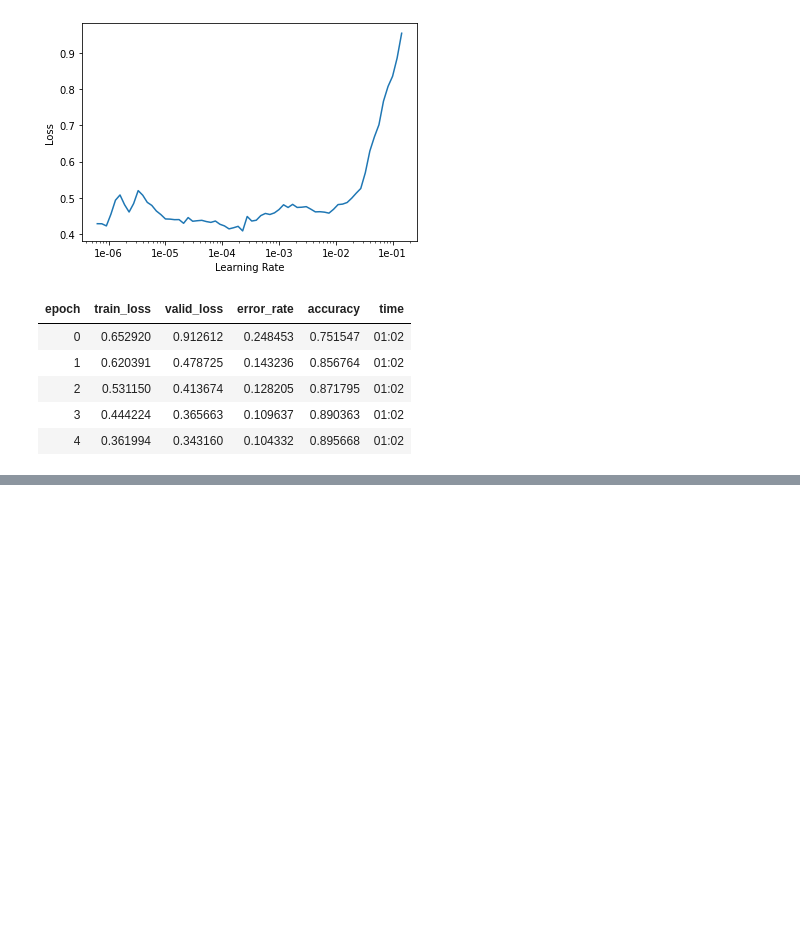
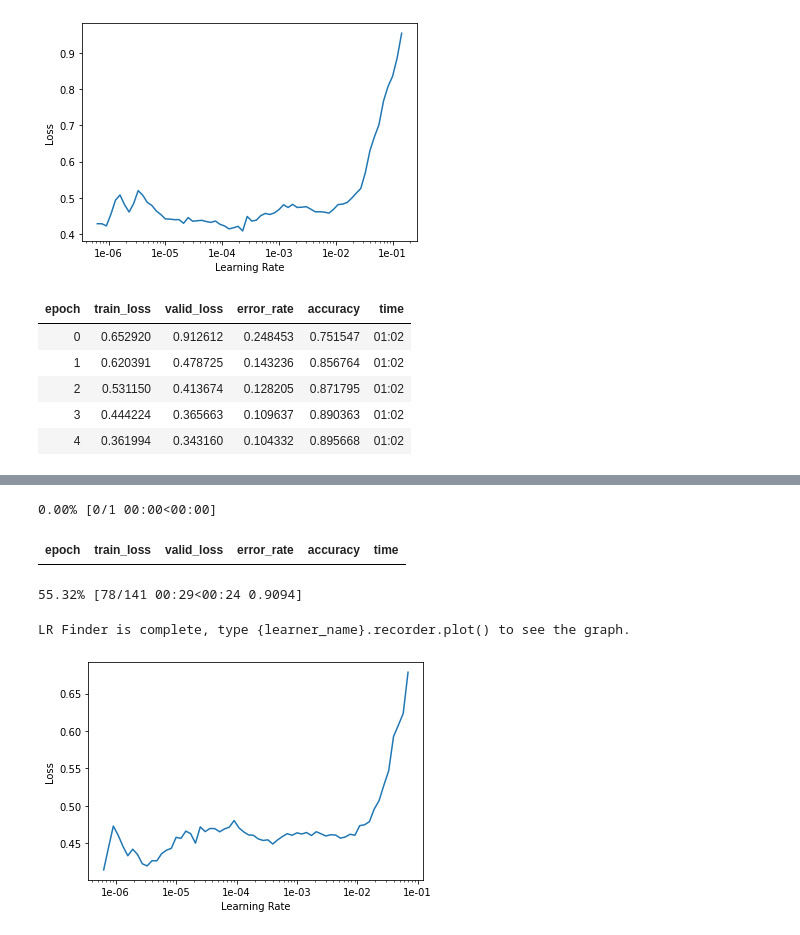
Before and after one commit to IsraelAbebe/cassava_disease_classification, a Jupyter notebook: Israel_exp/FAST_AI.ipynb, the cells around one changed output, grey strips where cells are left out. Drawn from its saved outputs; the diff is of its cells as text; code cells hidden in the pictures; blank space fills up the shorter version.

```diff
--- a/Israel_exp/FAST_AI.ipynb
+++ b/Israel_exp/FAST_AI.ipynb
@@ -197,0 +223,4 @@ learn.save('densenet121_89.pt')
+# %%
+resnet_learn = create_cnn(data,models.resnet50, metrics=[error_rate,accuracy])
+resnet_learn.load('resnet_50_82.pt')
+resnet_learn.fit_one_cycle(5,max_lr=slice(1e-6,1e-5))
@@ -197,0 +236,9 @@ learn.save('densenet121_89.pt')
+# %%
+resnet_learn.lr_find()
+resnet_learn.recorder.plot()
+# %% [output]
+0.00% [0/1 00:00<00:00]
+| epoch | train_loss | valid_loss | error_rate | accuracy | time |
+55.32% [78/141 00:29<00:24 0.9094]
+LR Finder is complete, type {learner_name}.recorder.plot() to see the graph.
+[figure, added]
```
Also changed, not shown: parts of 26 cells of this notebook, 1 other file.
